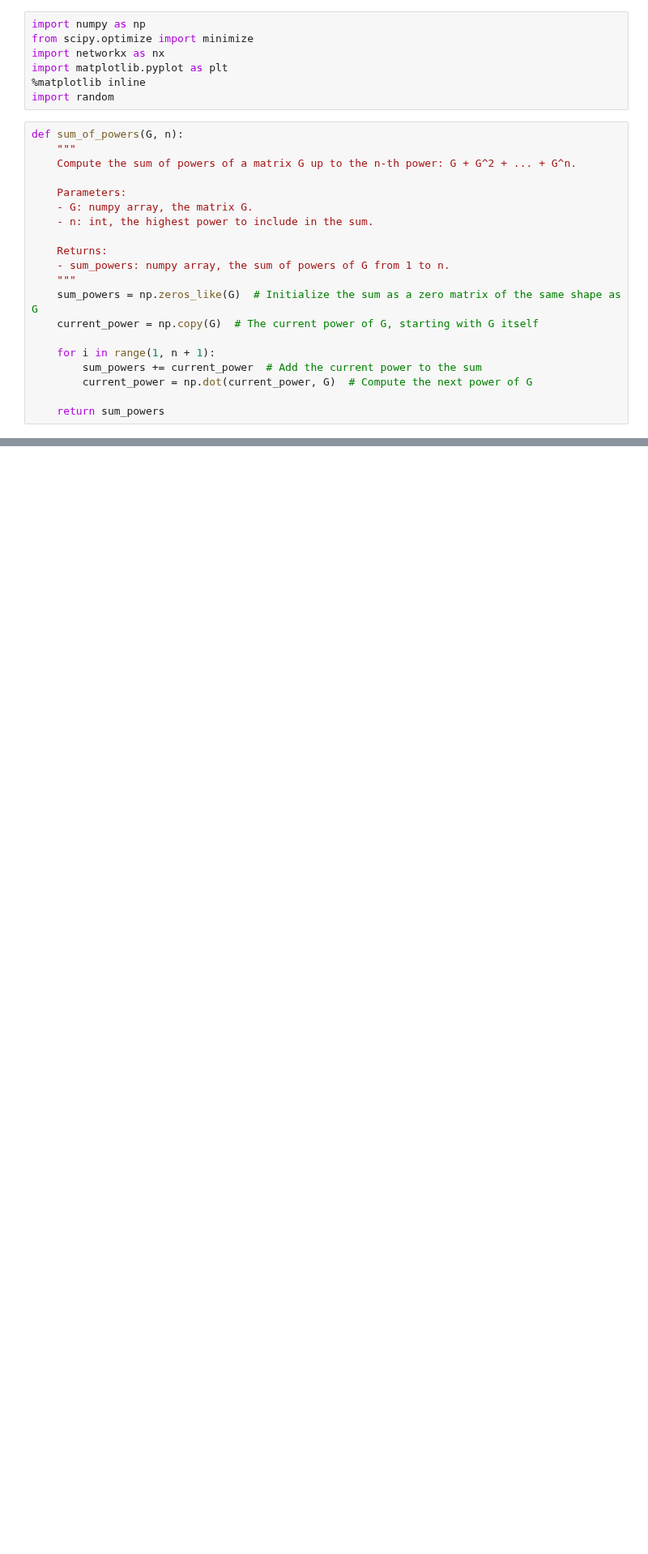
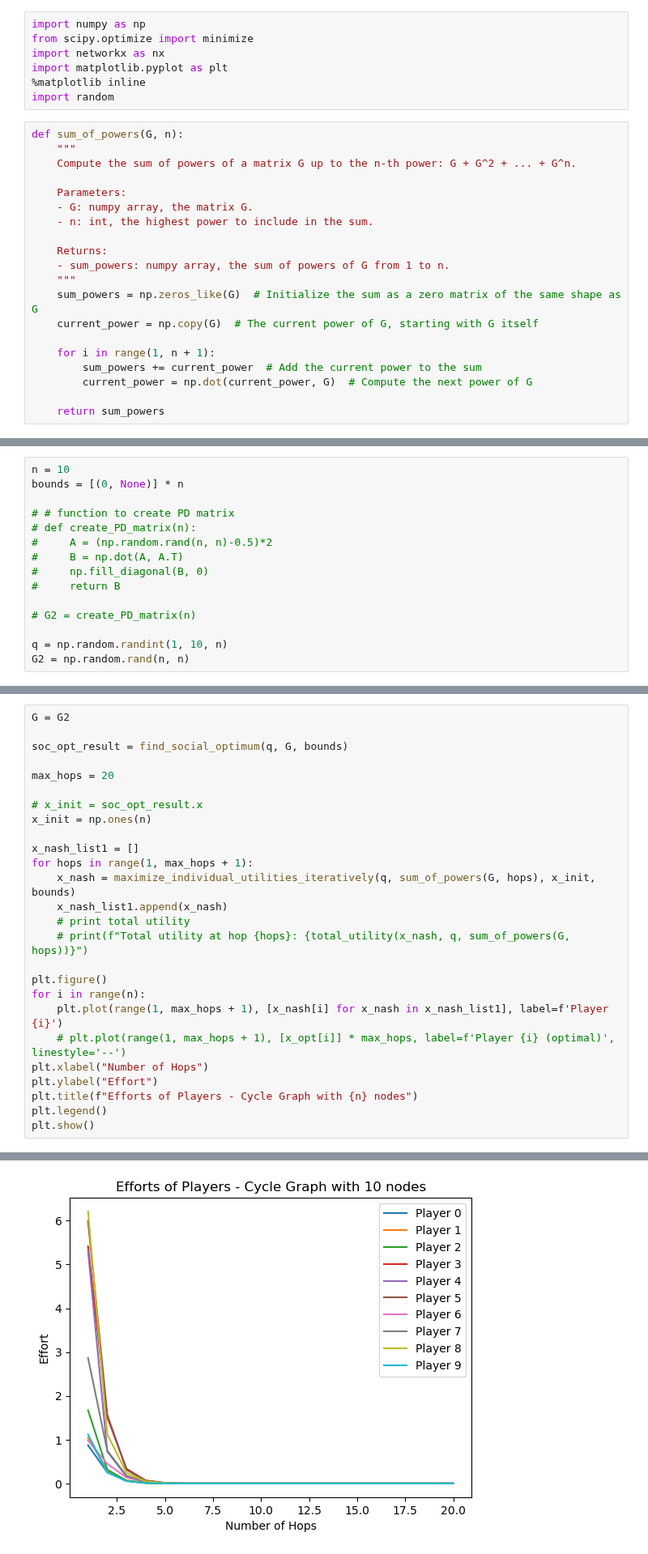
Before and after one commit to RamanEbrahimi/Research, a Jupyter notebook: K-level Network/k-hop-example.ipynb, the cells around one changed output, grey strips where cells are left out. Shown at 81% size. Drawn from its saved outputs; the diff is of its cells as text; blank space fills up the shorter version.

```diff
--- a/K-level Network/k-hop-example.ipynb
+++ b/K-level Network/k-hop-example.ipynb
@@ -299,0 +204,15 @@ plt.show()
+# %%
+n = 10
+bounds = [(0, None)] * n
+
+# # function to create PD matrix
+# def create_PD_matrix(n):
+#     A = (np.random.rand(n, n)-0.5)*2
+#     B = np.dot(A, A.T)
+#     np.fill_diagonal(B, 0)
+#     return B
+
+# G2 = create_PD_matrix(n)
+
+q = np.random.randint(1, 10, n)
+G2 = np.random.rand(n, n)
@@ -299,0 +227,27 @@ plt.show()
+# %%
+G = G2
+
+soc_opt_result = find_social_optimum(q, G, bounds)
+
+max_hops = 20
+
+# x_init = soc_opt_result.x
+x_init = np.ones(n)
+
+x_nash_list1 = []
+for hops in range(1, max_hops + 1):
+    x_nash = maximize_individual_utilities_iteratively(q, sum_of_powers(G, hops), x_init, bounds)
+    x_nash_list1.append(x_nash)
+    # print total utility
+    # print(f"Total utility at hop {hops}: {total_utility(x_nash, q, sum_of_powers(G, hops))}")
+
+plt.figure()
+for i in range(n):
+    plt.plot(range(1, max_hops + 1), [x_nash[i] for x_nash in x_nash_list1], label=f'Player {i}')
+    # plt.plot(range(1, max_hops + 1), [x_opt[i]] * max_hops, label=f'Player {i} (optimal)', linestyle='--')
+plt.xlabel("Number of Hops")
+plt.ylabel("Effort")
+plt.title(f"Efforts of Players - Cycle Graph with {n} nodes")
+plt.legend()
+plt.show()
+# %% [output]
@@ -299,0 +269 @@ plt.show()
+[figure, added]
```
Also changed, not shown: parts of 20 cells of this notebook, 2 other files.
